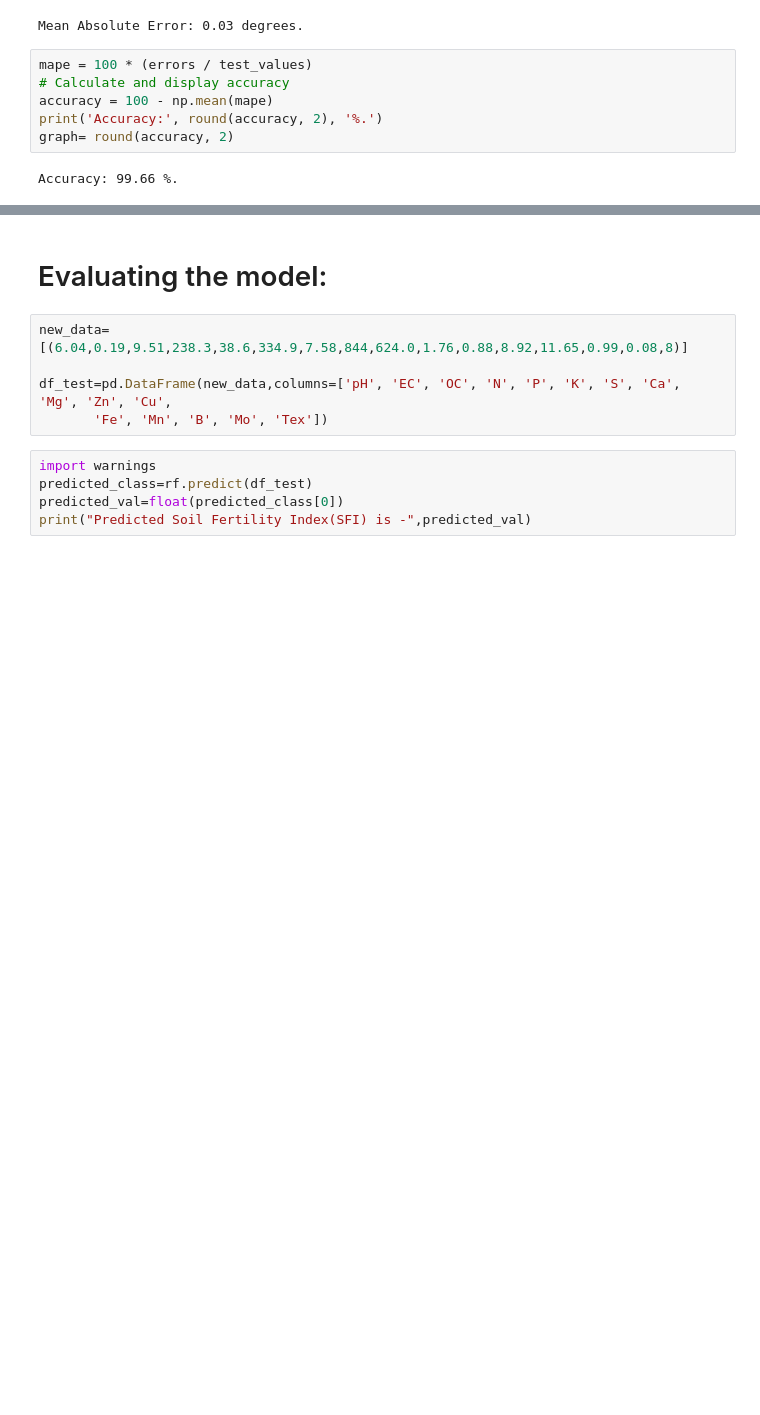
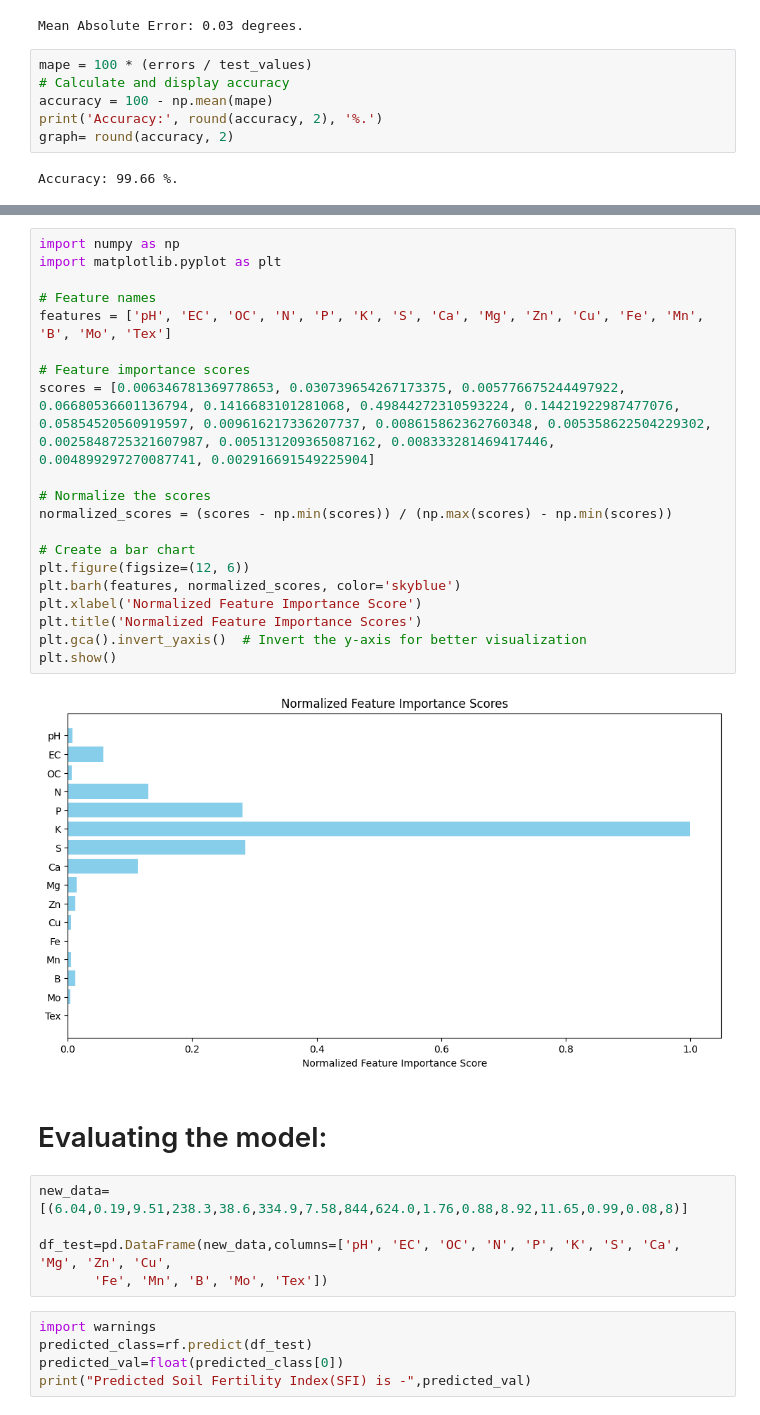
Before and after one commit to prakashy003/Soil-Analyzer, a Jupyter notebook: Model (Soil Analyzer).ipynb, the cells around one changed output, grey strips where cells are left out. Drawn from its saved outputs; the diff is of its cells as text; blank space fills up the shorter version.

```diff
--- a/Model (Soil Analyzer).ipynb
+++ b/Model (Soil Analyzer).ipynb
@@ -402,3 +433,25 @@ Accuracy: 99.66 %.
+# %%
+import numpy as np
+import matplotlib.pyplot as plt
+
+# Feature names
+features = ['pH', 'EC', 'OC', 'N', 'P', 'K', 'S', 'Ca', 'Mg', 'Zn', 'Cu', 'Fe', 'Mn', 'B', 'Mo', 'Tex']
+
+# Feature importance scores
+scores = [0.006346781369778653, 0.030739654267173375, 0.005776675244497922, 0.06680536601136794, 0.1416683101281068, 0.49844272310593224, 0.14421922987477076, 0.05854520560919597, 0.009616217336207737, 0.008615862362760348, 0.005358622504229302, 0.0025848725321607987, 0.005131209365087162, 0.008333281469417446, 0.004899297270087741, 0.002916691549225904]
+
+# Normalize the scores
+normalized_scores = (scores - np.min(scores)) / (np.max(scores) - np.min(scores))
+
+# Create a bar chart
+plt.figure(figsize=(12, 6))
+plt.barh(features, normalized_scores, color='skyblue')
+plt.xlabel('Normalized Feature Importance Score')
+plt.title('Normalized Feature Importance Scores')
+plt.gca().invert_yaxis()  # Invert the y-axis for better visualization
+plt.show()
+# %% [output]
+[figure, added]
 # %% [markdown]
 # Evaluating the model:
 # %%
```
Also changed, not shown: parts of 10 cells of this notebook, 9 other files.
